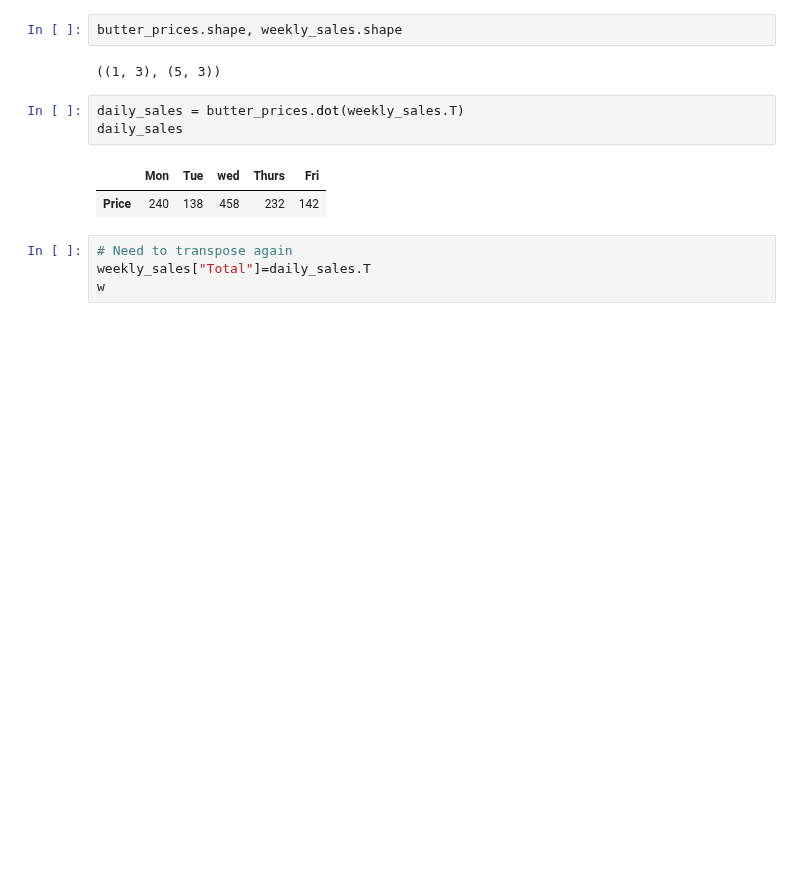
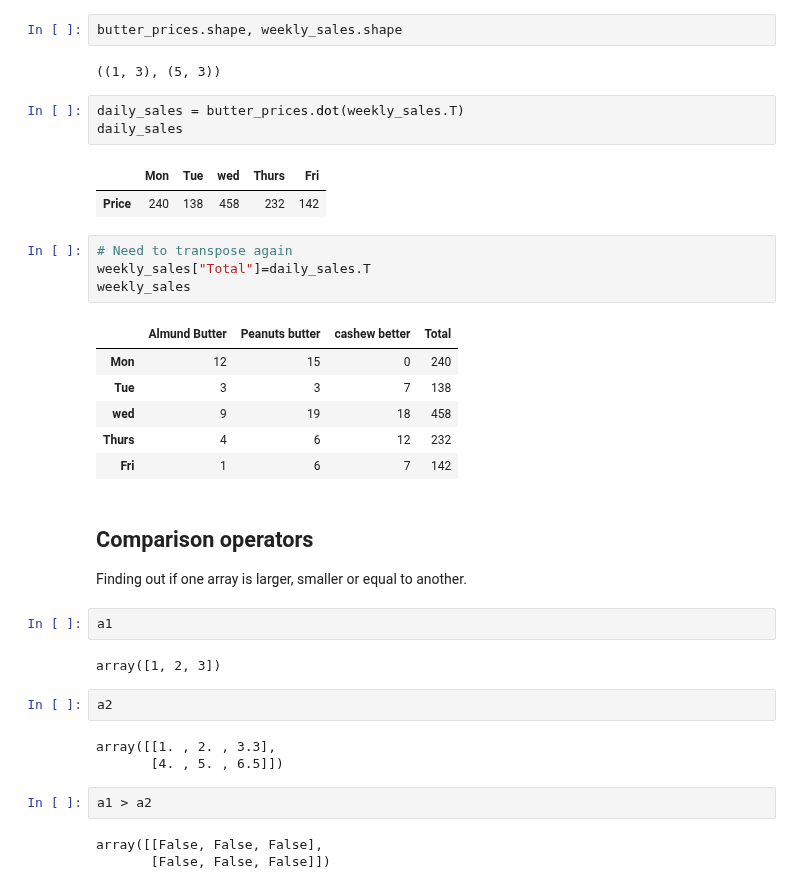
Before and after one commit to abdelaziz-lounes/simple_project, a Jupyter notebook: introduction-to-numpy.ipynb, the cells around one changed output. Cells and saved outputs as stored; diff of their text form; blank space fills up the shorter version.

Commit message:
comparison operators

```diff
--- a/introduction-to-numpy.ipynb
+++ b/introduction-to-numpy.ipynb
@@ -1141,4 +1141,30 @@ daily_sales
 # %%
 # Need to transpose again
 weekly_sales["Total"]=daily_sales.T
-w
+weekly_sales
+# %% [output]
+|  | Almund Butter | Peanuts butter | cashew better | Total |
+| Mon | 12 | 15 | 0 | 240 |
+| Tue | 3 | 3 | 7 | 138 |
+| wed | 9 | 19 | 18 | 458 |
+| Thurs | 4 | 6 | 12 | 232 |
+| Fri | 1 | 6 | 7 | 142 |
+# %% [markdown]
+
+## Comparison operators
+
+Finding out if one array is larger, smaller or equal to another.
+# %%
+a1
+# %% [output]
+array([1, 2, 3])
+# %%
+a2
+# %% [output]
+array([[1. , 2. , 3.3],
+       [4. , 5. , 6.5]])
+# %%
+a1 > a2
+# %% [output]
+array([[False, False, False],
+       [False, False, False]])
```
